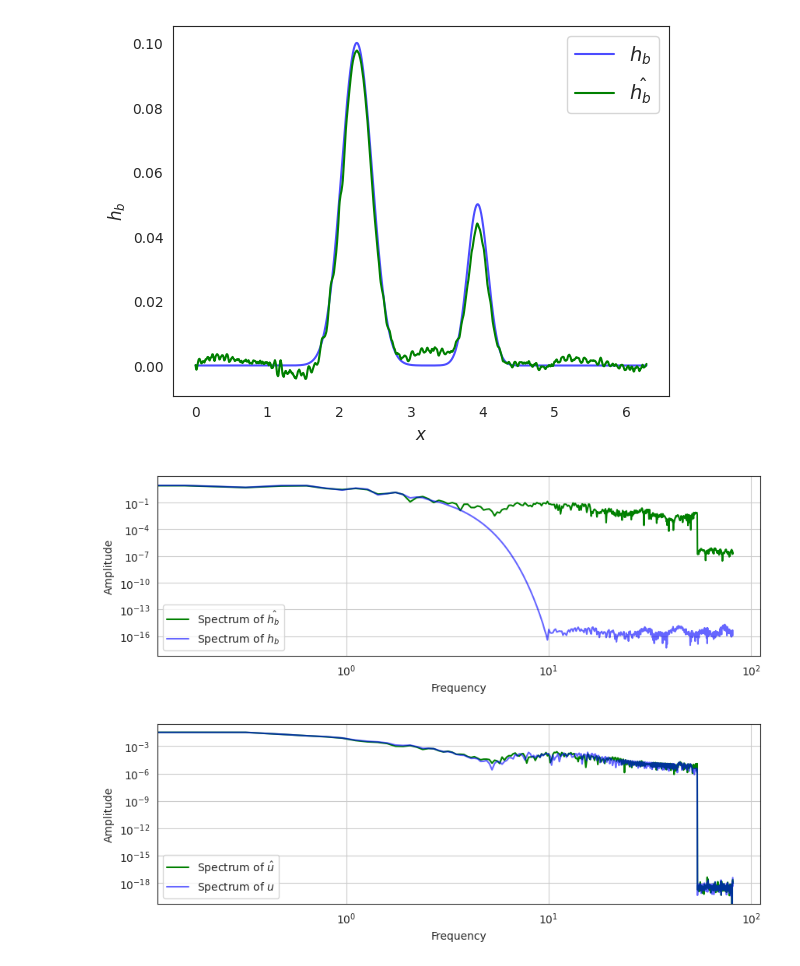
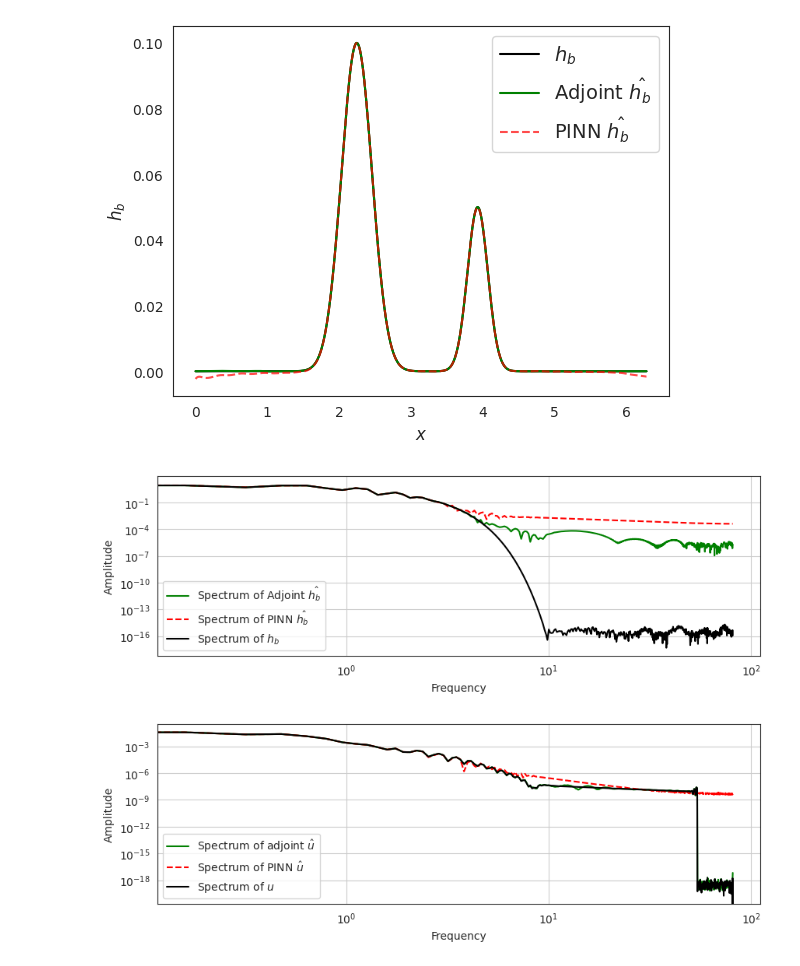
Before and after one commit to PatricioClark/pySPEC, a Jupyter notebook: plot.ipynb, the cells around one changed output. Cells and saved outputs as stored; diff of their text form; code cells hidden in the pictures.

```diff
--- a/plot.ipynb
+++ b/plot.ipynb
@@ -47,9 +56,13 @@ true_uu =  np.load(f'{fpm.data_path}/uu_memmap.npy', mmap_mode='r')  # all t tru
 true_hh =  np.load(f'{fpm.data_path}/hh_memmap.npy', mmap_mode='r')  # all t true_hh
 true_hb = np.load(f'{bpm.data_path}/hb.npy') # true hb
 
-val_step = int(len(uu)/2)
+val_step = 80*250
 ref = [true_uu[val_step],true_hh[val_step],true_hb]
-pinn = [uu[val_step],hh[val_step],hb]
+adj = [uu[val_step],hh[val_step],hb]
 N = len(ref[0])
 domain = np.linspace(0,2*np.pi, N)
+
+# pinn results
+
+pinn = np.load(f'{pinn_path}/predicted.npy')
 # %% [output]
@@ -102,60 +117,67 @@ plt.savefig(f'{param_path}/th')
 # %%
 plt.figure(4)
-plt.plot(domain, ref[-1] , label = '$h_b$' , color = 'blue', alpha = 0.7)
-plt.plot(domain, pinn[-1] , label = '$\hat{h_b}$' , color = 'green')
+plt.plot(domain,ref[-1] , color = 'black' , label = '$h_b$', alpha = 1)
+plt.plot(domain, adj[-1] , label = 'Adjoint $\hat{h_b}$'  , color = 'green')
+plt.plot(domain, pinn[-1] , label = 'PINN $\hat{h_b}$', alpha = 0.7  , color = 'red', linestyle = '--')
 plt.ylabel('$h_b$', fontsize=12)
 plt.xlabel('$x$', fontsize=12)
 plt.legend(fontsize=14)
 plt.savefig(f'{param_path}/fs')
 # %% [output]
-[figure, old version]
+[figure, new version]
 # %%
 Nx = fpm.Nx
 dx = grid.dx
 # Compute Fourier Transform of hb
-hb_fft = np.fft.fft(hb)
+adj_hb_fft = np.fft.fft(adj[-1])
+pinn_hb_fft = np.fft.fft(pinn[-1])
 true_hb_fft = np.fft.fft(true_hb)
 
 hb_freq = np.fft.fftfreq(Nx, d=dx)
 
 # Take only the positive frequencies for plotting
-hb_amplitude = np.abs(hb_fft[:Nx // 2])
+adj_hb_amplitude = np.abs(adj_hb_fft[:Nx // 2])
+pinn_hb_amplitude = np.abs(pinn_hb_fft[:Nx // 2])
 true_hb_amplitude = np.abs(true_hb_fft[:Nx // 2])
 hb_freq_positive = hb_freq[:Nx // 2]
 
 # Plot the Fourier Amplitude Spectrum
 plt.figure(figsize=(10, 3))
-plt.loglog(hb_freq_positive,hb_amplitude , color='green' , label = 'Spectrum of $\hat{h_b}$')
-plt.loglog(hb_freq_positive,  true_hb_amplitude, color='blue' ,alpha = .6 , label = 'Spectrum of $h_b$')
+plt.loglog(hb_freq_positive,adj_hb_amplitude , color='green' , label = 'Spectrum of Adjoint $\hat{h_b}$')
+plt.loglog(hb_freq_positive,pinn_hb_amplitude , color='red' ,linestyle = '--', label = 'Spectrum of PINN $\hat{h_b}$')
+plt.loglog(hb_freq_positive,  true_hb_amplitude, color='black' ,alpha = 1 , label = 'Spectrum of $h_b$')
 plt.legend()
 plt.xlabel('Frequency')
 plt.ylabel('Amplitude')
 plt.grid()
 plt.savefig(f'{param_path}/fft_hb')
 # %% [output]
-[figure, old version]
+[figure, new version]
 # %%
 Nx = fpm.Nx
 dx = grid.dx
 # Compute Fourier Transform of hb
-u_fft = np.fft.fft(pinn[0])
+adj_u_fft = np.fft.fft(adj[0])
+pinn_u_fft = np.fft.fft(pinn[0])
 true_u_fft = np.fft.fft(ref[0])
 
-u_freq = np.fft.fftfreq(Nx, d=dx)
+h_freq = np.fft.fftfreq(Nx, d=dx)
 
 # Take only the positive frequencies for plotting
-u_amplitude = np.abs(u_fft[:Nx // 2])
+adj_u_amplitude = np.abs(adj_u_fft[:Nx // 2])
+pinn_u_amplitude = np.abs(pinn_u_fft[:Nx // 2])
 true_u_amplitude = np.abs(true_u_fft[:Nx // 2])
-u_freq_positive = u_freq[:Nx // 2]
+h_freq_positive = h_freq[:Nx // 2]
 
 # Plot the Fourier Amplitude Spectrum
 plt.figure(figsize=(10, 3))
-plt.loglog(u_freq_positive, u_amplitude, color='green' , label = 'Spectrum of $\hat{u}$')
-plt.loglog(u_freq_positive,  true_u_amplitude, color='blue', alpha = 0.6 , label = 'Spectrum of $u$')
+plt.loglog(h_freq_positive,adj_u_amplitude , color='green' , label = 'Spectrum of adjoint $\hat{u}$')
+plt.loglog(h_freq_positive,pinn_u_amplitude , color='red' , linestyle = '--', label = 'Spectrum of PINN $\hat{u}$')
+plt.loglog(h_freq_positive, true_u_amplitude, color='black' , alpha =1, label = 'Spectrum of $u$')
 plt.legend()
 plt.xlabel('Frequency')
 plt.ylabel('Amplitude')
 plt.grid()
 plt.savefig(f'{param_path}/fft_u')
 # %% [output]
-[figure, old version]
+[figure, new version]
```
Also changed, not shown: parts of 8 cells of this notebook, 7 other files.
